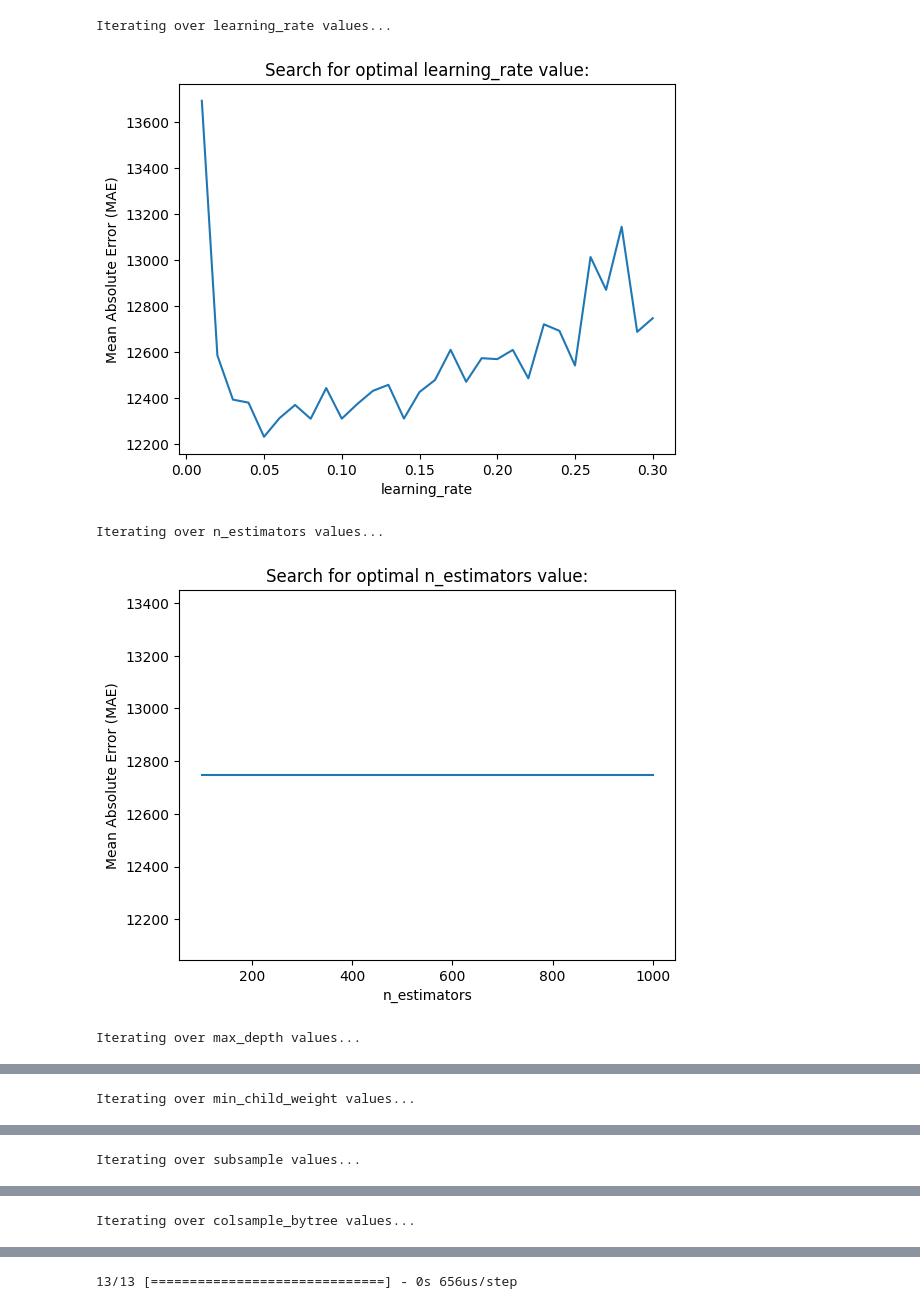
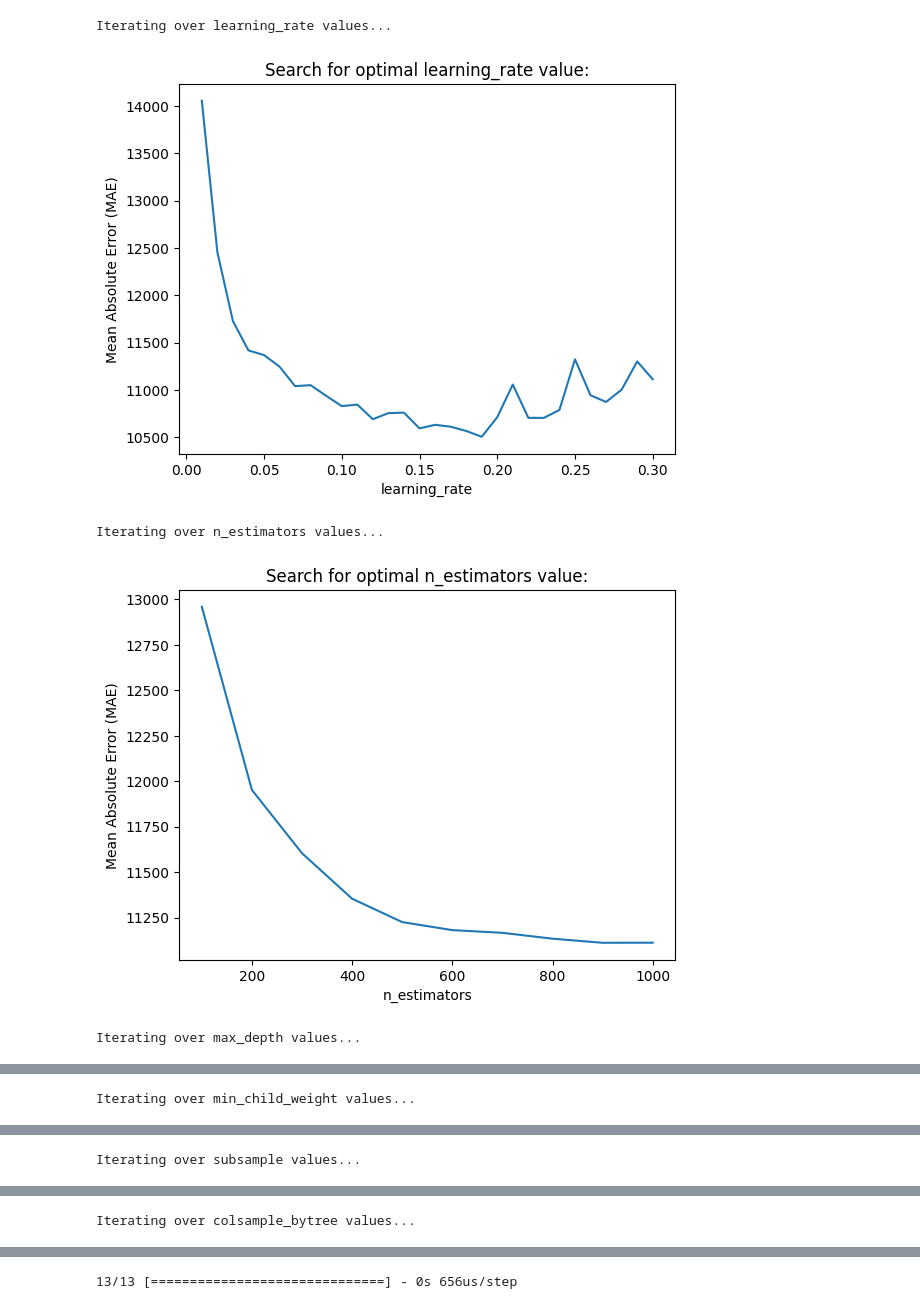
Before and after one commit to asdasde/market_models, a Jupyter notebook: notebooks/market_model.ipynb, the cells around one changed output, grey strips where cells are left out. Cells and saved outputs as stored; diff of their text form; code cells hidden in the pictures.

Commit message:
implemented my search for hyperparamter optimization

```diff
--- a/notebooks/market_model.ipynb
+++ b/notebooks/market_model.ipynb
@@ -216,6 +180,15 @@ describeStyle = describe.T.style.format(precision = 2)
 dfi.export(describeStyle, KPI_DATA_PATH + 'dataOverview.png', dpi = 200)
 # %%
 # Various model related methods
+
+def pseudo_hubber_loss_objective(preds, dtrain):
+    d = preds - dtrain.get_labels()
+    h = 1
+    scale = 1 + (d / h) ** 2
+    scale_sqrt = np.sqrt(scale)
+    grad = d / scale_sqrt
+    hess = 1 / scale / scale_sqrt
+    return grad, hess
 
 def modelFit(trData, n_estimators = 1200, max_depth = 8):
     model = xgboost.XGBRegressor(n_estimators = n_estimators, max_depth = max_depth, eta=0.1, gamma = 5, subsample=1, colsample_bytree=0.8, min_child_weight = 1 , eval_metric = 'mae', enable_categorical = True)
@@ -228,18 +201,24 @@ def makeDMatrix(features, target):
 def modelTrain(trData, teData, param = None):
     dtrain = xgboost.DMatrix(trData[features], trData[TARGET_VARIABLE], enable_categorical = True)
     dtest = xgboost.DMatrix(teData[features], teData[TARGET_VARIABLE], enable_categorical = True)
+
     if param is None:
-        param = {'n_estimators' : 1200, 'max_depth' : 6, 'eta' : 0.05, 'eval_metric' : 'mae' }
-    evallist  = [(dtest,'eval'), (dtrain,'train')]
-    num_round = 800
-    return xgboost.train( param, dtrain, num_round, evals = evallist, verbose_eval = False)
+        param = DEFAULT_PARAMS
+
+    param['max_depth'] = int(param['max_depth'])
+    param['eval_metric'] = 'mae'
+
+    evallist  = [(dtrain,'train'), (dtrain, 'eval')]
+
+    return xgboost.train( param, dtrain, num_boost_round = param['n_estimators'] , evals = evallist, verbose_eval = False)
 
 def modelCV(data, param = None):
     dtrain = xgboost.DMatrix(data[features], data[TARGET_VARIABLE], enable_categorical = True)
     if param is None:
-        param = {'n_estimators' : 1200, 'max_depth' : 6, 'eta' : 0.05, 'eval_metric' : 'mae' }
-    num_round = 400
-    return xgboost.cv( param, dtrain, num_round, nfold=3, verbose_eval = False, as_pandas= True)
+        param = DEFAULT_PARAMS
+    param['max_depth'] = int(param['max_depth'])
+    param['eval_metric'] = 'mae'
+    return xgboost.cv( param, dtrain, param['n_estimators'], nfold=3, verbose_eval = False, as_pandas= True)
 
 def mergePredictions(model):
     output = transposed_test.copy()
@@ -375,10 +373,10 @@ def hyperparameter_tuning(params, plot_search = False):
 # %%
 maes = []
-params = {'n_estimators' : 1200, 'max_depth' : 6, 'eta' : 0.05, 'eval_metric' : 'mae' }
-best_hyperparameters, mae = hyperparameter_tuning(params)
+params = DEFAULT_PARAMS
+best_hyperparameters, mae = hyperparameter_tuning(params, plot_search = True)
 # %% [output]
 Iterating over learning_rate values...
-[figure, old version]
+[figure, new version]
 Iterating over n_estimators values...
-[figure, old version]
+[figure, new version]
 Iterating over max_depth values...
```
Also changed, not shown: parts of 15 cells of this notebook.
